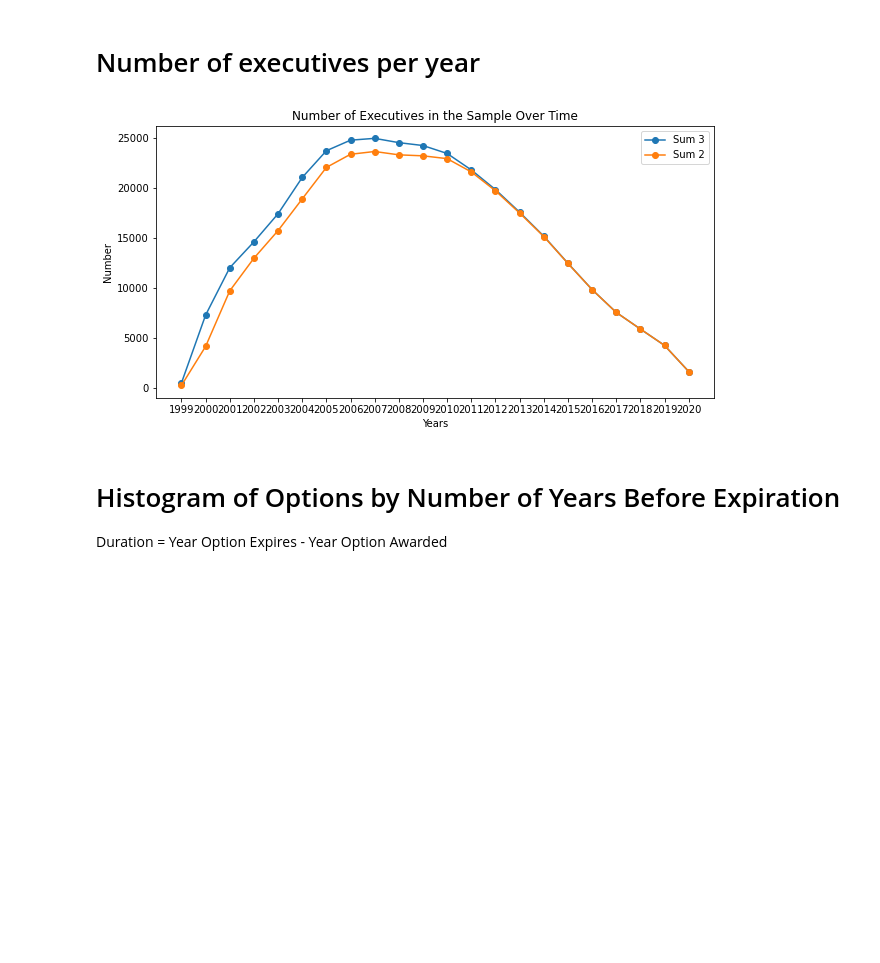
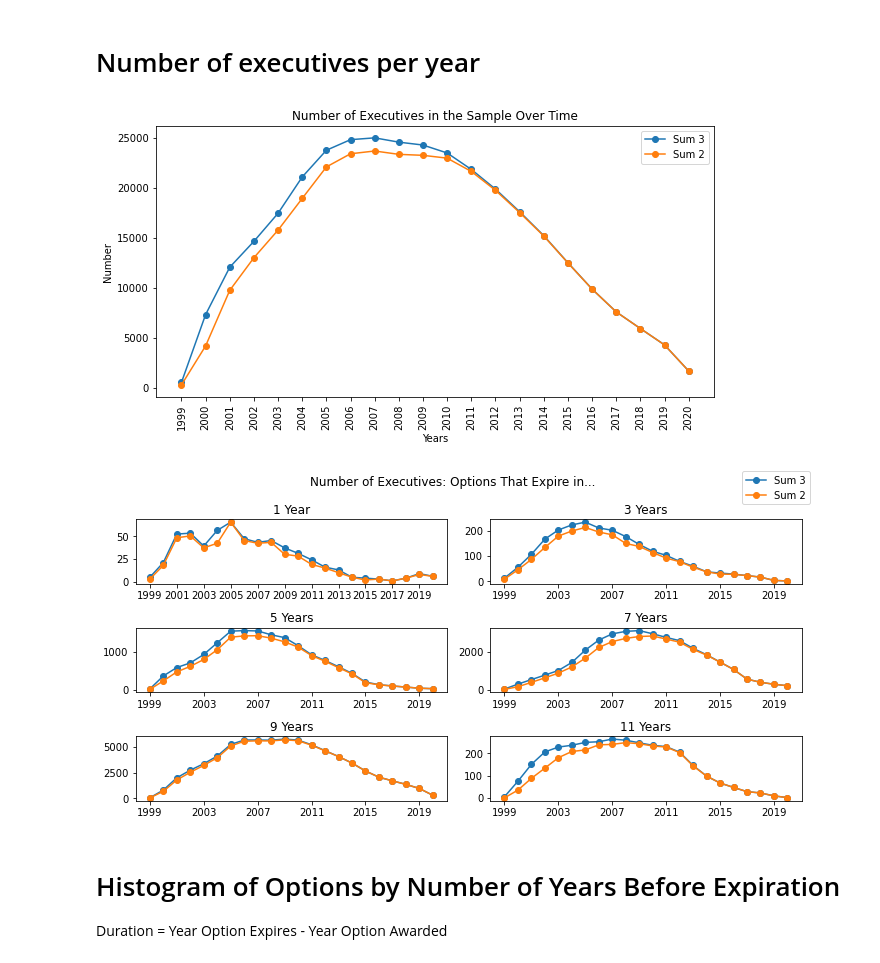
Before and after one commit to hessjacob/execucomp-boardex-project, a Jupyter notebook: BoardEx/BoardEx Plots -- Sample 2.ipynb, the cells around one changed output. Saved outputs shown, nothing was run; the diff lists cells and outputs as text; code cells hidden in the pictures; blank space fills up the shorter version.

```diff
--- a/BoardEx/BoardEx Plots -- Sample 2.ipynb
+++ b/BoardEx/BoardEx Plots -- Sample 2.ipynb
@@ -45,17 +83,68 @@ Important: The ratio is the average ratio, not the aggregate ratio.
 # %% [markdown]
 # Number of executives per year
-# %%
-number_exec_sum3 = stats_sum3[stats_sum3.index == 'number_exec']
-number_exec_sum2 = stats_sum2[stats_sum2.index == 'number_exec']
-plt.plot(number_exec_sum3.columns, number_exec_sum3.T, marker='o')
-plt.plot(number_exec_sum2.columns, number_exec_sum2.T, marker='o')
-plt.title('Number of Executives in the Sample Over Time')
-plt.legend(['Sum 3', 'Sum 2'])
-plt.ylabel('Number')
-plt.xlabel('Years')
-plt.show()
-# %% [output]
-[figure, removed]
+# %%
+number_exec_sum3 = stats_sum3[stats_sum3.index == 'number_exec']
+number_exec_sum2 = stats_sum2[stats_sum2.index == 'number_exec']
+plt.plot(number_exec_sum3.columns, number_exec_sum3.T, marker='o')
+plt.plot(number_exec_sum2.columns, number_exec_sum2.T, marker='o')
+plt.title('Number of Executives in the Sample Over Time')
+plt.xticks(rotation=90)
+plt.legend(['Sum 3', 'Sum 2'])
+plt.ylabel('Number')
+plt.xlabel('Years')
+plt.show()
+
+#options by expiration years
+number_exec_sum3_1 = stats_sum3_1[stats_sum3_1.index == 'number_exec']
+number_exec_sum2_1 = stats_sum2_1[stats_sum2_1.index == 'number_exec']
+
+number_exec_sum3_3 = stats_sum3_3[stats_sum3_3.index == 'number_exec']
+number_exec_sum2_3 = stats_sum2_3[stats_sum2_3.index == 'number_exec']
+
+number_exec_sum3_5 = stats_sum3_5[stats_sum3_5.index == 'number_exec']
+number_exec_sum2_5 = stats_sum2_5[stats_sum2_5.index == 'number_exec']
+
+number_exec_sum3_7 = stats_sum3_7[stats_sum3_7.index == 'number_exec']
+number_exec_sum2_7 = stats_sum2_7[stats_sum2_7.index == 'number_exec']
+
+number_exec_sum3_9 = stats_sum3_9[stats_sum3_9.index == 'number_exec']
+number_exec_sum2_9 = stats_sum2_9[stats_sum2_9.index == 'number_exec']
+
+number_exec_sum3_11 = stats_sum3_11[stats_sum3_11.index == 'number_exec']
+number_exec_sum2_11 = stats_sum2_11[stats_sum2_11.index == 'number_exec']
+
+fig, ((ax1, ax2), (ax3, ax4), (ax5, ax6)) = plt.subplots(3, 2)
+fig.suptitle('Number of Executives: Options That Expire in...')
+ax1.plot(number_exec_sum3_1.columns, number_exec_sum3_1.T, marker='o')
+ax1.plot(number_exec_sum2_1.columns, number_exec_sum2_1.T, marker='o')
+ax1.set_xticks(ax1.get_xticks()[::2])
+ax1.set_title('1 Year')
+ax2.plot(number_exec_sum3_3.columns, number_exec_sum3_3.T, marker='o')
+ax2.plot(number_exec_sum2_3.columns, number_exec_sum2_3.T, marker='o')
+ax2.set_xticks(ax1.get_xticks()[::2])
+ax2.set_title('3 Years')
+ax3.plot(number_exec_sum3_5.columns, number_exec_sum3_5.T, marker='o')
+ax3.plot(number_exec_sum2_5.columns, number_exec_sum2_5.T, marker='o')
+ax3.set_xticks(ax1.get_xticks()[::2])
+ax3.set_title('5 Years')
+ax4.plot(number_exec_sum3_7.columns, number_exec_sum3_7.T, marker='o')
+ax4.plot(number_exec_sum2_7.columns, number_exec_sum2_7.T, marker='o')
+ax4.set_xticks(ax1.get_xticks()[::2])
+ax4.set_title('7 Years')
+ax5.plot(number_exec_sum3_9.columns, number_exec_sum3_9.T, marker='o')
+ax5.plot(number_exec_sum2_9.columns, number_exec_sum2_9.T, marker='o')
+ax5.set_xticks(ax1.get_xticks()[::2])
+ax5.set_title('9 Years')
+ax6.plot(number_exec_sum3_11.columns, number_exec_sum3_11.T, marker='o')
+ax6.plot(number_exec_sum2_11.columns, number_exec_sum2_11.T, marker='o')
+ax6.set_xticks(ax1.get_xticks()[::2])
+ax6.set_title('11 Years')
+fig.legend(['Sum 3', 'Sum 2'])
+fig.tight_layout()
+plt.show()
+# %% [output]
+[figure, added]
+[figure, added]
 # %% [markdown]
 # Histogram of Options by Number of Years Before Expiration
 
```
Also changed, not shown: parts of 5 cells of this notebook, 1 other file.
